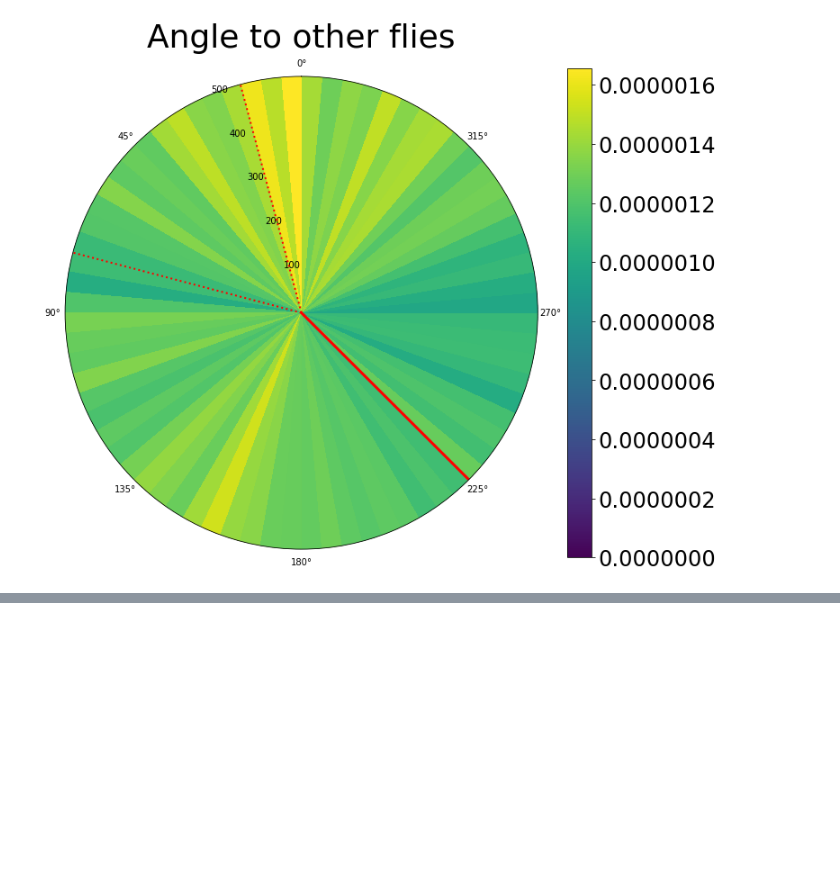
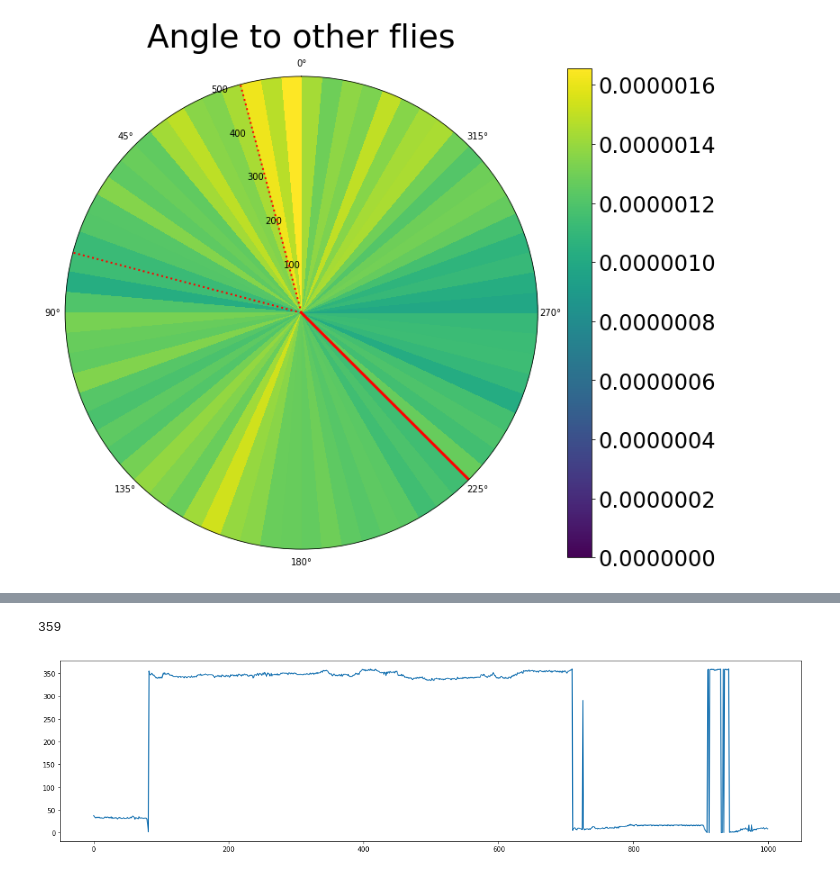
Before and after one commit to StrepsipZerg/flyDtracker, a Jupyter notebook: testing.ipynb, the cells around one changed output, grey strips where cells are left out. Cells and saved outputs as stored; diff of their text form; code cells hidden in the pictures; blank space fills up the shorter version.

```diff
--- a/testing.ipynb
+++ b/testing.ipynb
@@ -232,0 +255,28 @@ ValueError: cannot convert float NaN to integer
+# %%
+###Orientation correction and reference change
+
+def correc_ori(orientations): #Should be given a set of angles in degrees, in a numpy array
+    angles = copy.deepcopy(orientations)
+    i=0
+    ori_delta = angles[1:] - angles[:-1] #Variation from one position to another
+    ori_delta = np.insert(ori_delta, 0,0) #First variation is zero
+    ori_delta[np.isnan(ori_delta)] = 0 #Turn nans into zeros
+
+    for i in range(len(ori_delta)):
+        if ori_delta[i] > 90:
+            ori_delta[i] -= 180
+
+        elif ori_delta[i] < -90:
+            ori_delta[i] += 180
+
+    new_angles = angles[0] + np.cumsum(ori_delta)
+    new_angles = new_angles%360
+    return(new_angles)
+
+new_angle = correc_ori(flyD.get_ori_pickle('6flies_1')[0].orientations)
+plt.figure(figsize=(20,5))
+
+plt.plot(new_angle[:1000])
+# %% [output]
+359
+[figure, added]
```
Also changed, not shown: parts of 4 cells of this notebook, 5 other files.
